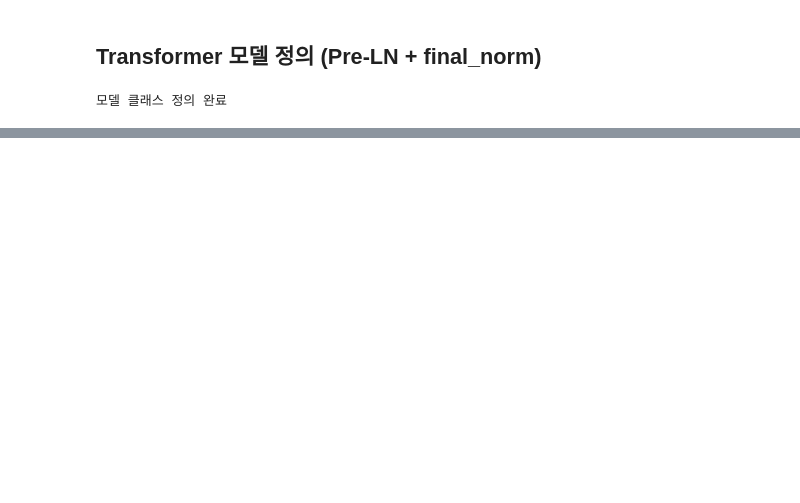
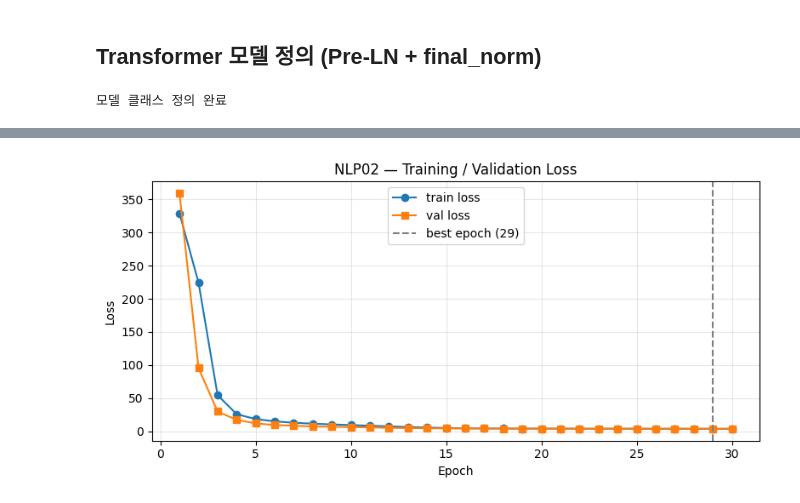
Before and after one commit to toryhyeon80/AIFFEL_Quest_ENG, a Jupyter notebook: 04_NLP/NLP02/NLP02.ipynb, the cells around one changed output, grey strips where cells are left out. Cells and saved outputs as stored; diff of their text form; code cells hidden in the pictures; blank space fills up the shorter version.

```diff
--- a/04_NLP/NLP02/NLP02.ipynb
+++ b/04_NLP/NLP02/NLP02.ipynb
@@ -650,19 +677,21 @@ def eval_epoch(model, loader):
 # %%
 # ================================================================================
 # 🎯 [Step 6-A. 하이퍼파라미터·모델·옵티마이저 초기화]
-# - LMS 예시 제출값 기반. 데이터가 작아 dropout·Early Stopping으로 과적합 완화
+# - 챗봇 데이터(~7천 쌍)는 작아서 1-layer·dropout·Early Stopping으로 과적합 방지
+# - val loss 최저 epoch 가중치만 CHECKPOINT_PATH에 저장. 데이터가 작아 dropout·Early Stopping으로 과적합 완화
 # ================================================================================
 N_LAYERS = 1       # Transformer 층 수 (소규모 데이터 → 1층이 과적합 덜함)
 D_MODEL = 368        # 임베딩·어텐션 hidden 차원
 N_HEADS = 8          # 멀티헤드 수 (D_MODEL % N_HEADS == 0 필수)
 D_FF = 1024          # FFN 내부 확장 차원
-DROPOUT = 0.2        # 드롭아웃 비율
+DROPOUT = 0.2        # 드롭아웃 — 학습 시 뉴런 일부를 꺼 과적합 완화
 BATCH_SIZE = 64      # 미니배치 크기
-EPOCHS = 20          # 최대 epoch 상한 (Early Stopping이 실제 종료 시점 결정)
-WARMUP_STEPS = 1000  # Noam 스케줄러 warmup 스텝
-PATIENCE = 4         # val loss 미개선 연속 epoch 허용 횟수
+EPOCHS = 30          # 20→30: Early Stopping 여유 확대
+WARMUP_STEPS = 2000  # 1000→2000: warmup 구간 확대
+PATIENCE = 6         # 4→6: best model 탐색 여유
 WEIGHT_DECAY = 0.01  # AdamW L2 정규화 계수
 
+# Encoder-Decoder Transformer 생성 후 device(MPS/CUDA/CPU)로 이동
 transformer = Transformer(
     n_layers=N_LAYERS,
     d_model=D_MODEL,
@@ -673,7 +702,7 @@ transformer = Transformer(
     dropout=DROPOUT,
 ).to(device)
 
-# DataLoader: train은 shuffle, val은 순서 고정
+# DataLoader: (enc, dec) 텐서 쌍 배치 공급 — train shuffle / val 고정
 train_loader = DataLoader(TensorDataset(enc_train, dec_train), batch_size=BATCH_SIZE, shuffle=True)
 val_loader = DataLoader(TensorDataset(enc_val, dec_val), batch_size=BATCH_SIZE)
 
@@ -692,19 +806,21 @@ train steps/epoch=322, val steps/epoch=12
 # %%
+%%time
 # ================================================================================
-# 🎯 [Step 6-B. 훈련 루프 + Early Stopping + Best Model 저장]
-# - val loss가 개선될 때만 CHECKPOINT_PATH에 state_dict 저장
+# 🎯 [Step 6-C. 훈련 루프 + Early Stopping + Best Model 저장]
+# - 매 epoch train/val loss → best 저장 → 예문 미리보기 → loss 곡선 그래프
 # ================================================================================
-%%time
 
 global_step = 0
-best_val_loss = float("inf")
+best_val_loss = float("inf")   # 지금까지 최저 val loss
 patience_counter = 0
 history = []  # (train_loss, val_loss) epoch별 기록
 
 for epoch in range(EPOCHS):
+    # --- 1) Train: Teacher Forcing 배치 학습 ---
     transformer.train()
     train_loss = 0.0
-    bar = tqdm(total=len(train_loader), leave=False, desc=f"Epoch {epoch+1}/{EPOCHS}")
+    # leave=True: epoch 완료 후 진행 바를 셀 출력에 유지 (NLP03과 동일)
+    bar = tqdm(total=len(train_loader), leave=True, desc=f"Epoch {epoch+1}/{EPOCHS}")
     for src, tgt in train_loader:
         global_step += 1
         batch_loss = train_step(src, tgt, transformer, optimizer, global_step, lr_scheduler)
@@ -713,10 +829,12 @@ for epoch in range(EPOCHS):
         bar.update(1)
     bar.close()
 
+    # --- 2) Validation: 역전파 없이 val loss 측정 ---
     avg_train = train_loss / len(train_loader)
     avg_val = eval_epoch(transformer, val_loader)
     history.append((avg_train, avg_val))
 
+    # --- 3) Early Stopping + 체크포인트 ---
     if avg_val < best_val_loss:
         # ★ 검증 손실 신기록 → patience 리셋 + 체크포인트 저장
         best_val_loss = avg_val
@@ -741,5 +859,30 @@ for epoch in range(EPOCHS):
             tqdm.write("Early stopping 발동")
             break
 
+    # --- 4) epoch마다 예문 4개 답변 미리보기 (NLP03과 동일 — 학습 진행 모니터링)
+    tqdm.write("--- 예문 답변 미리보기 ---")
+    for ex in TEST_QUESTIONS:
+        tqdm.write(f"  Q: {ex}")
+        tqdm.write(f"  A: {chat(transformer, ex)}")
+
 tqdm.write(f"Best val loss: {best_val_loss:.4f}")
+
+# --- 5) train/val loss 곡선 시각화 (PRT·제출 캡처용) ---
+epochs_ran = list(range(1, len(history) + 1))
+train_hist = [t for t, _ in history]
+val_hist = [v for _, v in history]
+best_epoch = int(np.argmin(val_hist)) + 1 if val_hist else 0
+
+plt.figure(figsize=(8, 4))
+plt.plot(epochs_ran, train_hist, "o-", label="train loss")
+plt.plot(epochs_ran, val_hist, "s-", label="val loss")
+if best_epoch:
+    plt.axvline(best_epoch, color="gray", linestyle="--", label=f"best epoch ({best_epoch})")
+plt.xlabel("Epoch")
+plt.ylabel("Loss")
+plt.title("NLP02 — Training / Validation Loss")
+plt.legend()
+plt.grid(True, alpha=0.3)
+plt.tight_layout()
+plt.show()
 # %% [output]
@@ -762,0 +906 @@ Wall time: 7min 9s
+[figure, added]
```
Also changed, not shown: parts of 14 cells of this notebook, 8 other files.
